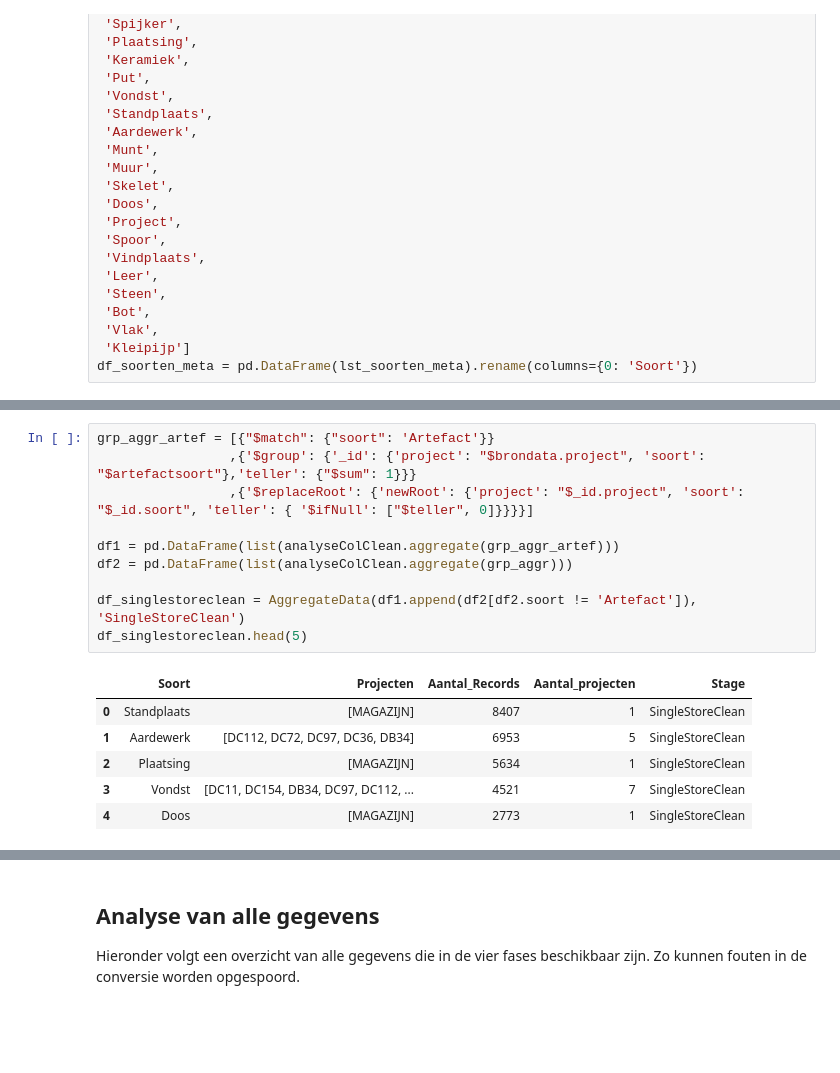
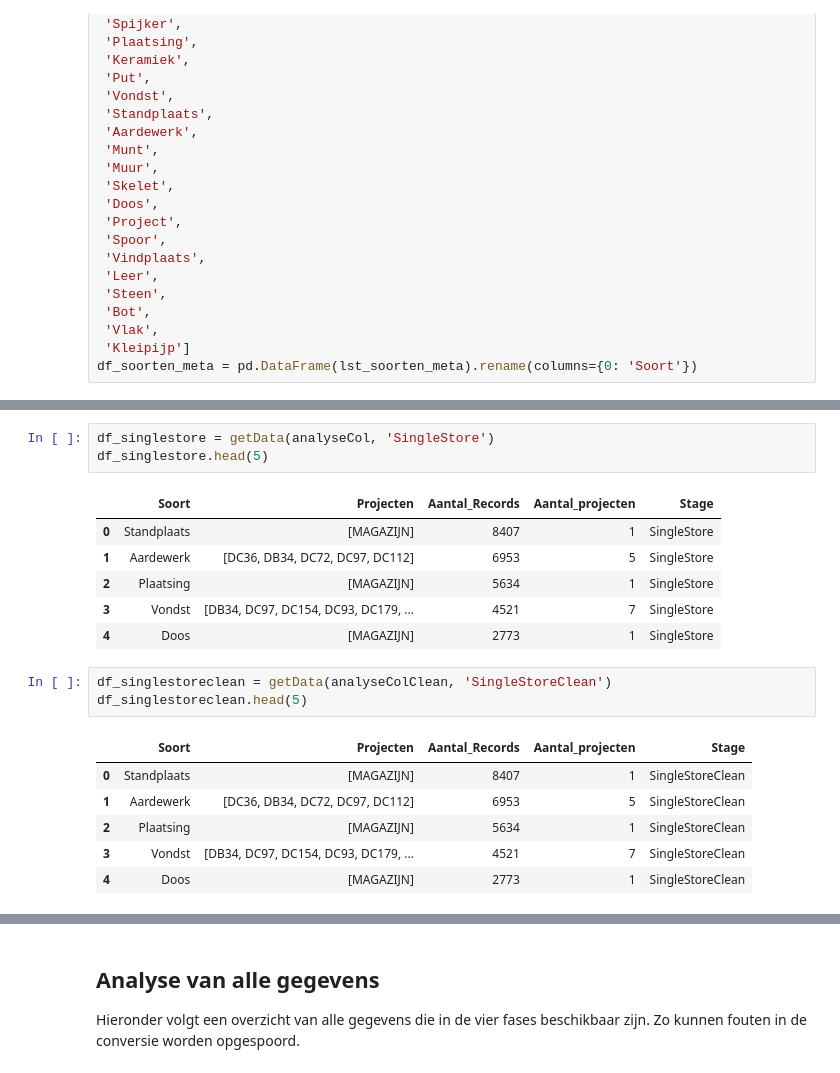
Before and after one commit to brienen/wasstraat_archeologische_data, a Jupyter notebook: notebooks/Analyse Objecten.ipynb, the cells around one changed output, grey strips where cells are left out. Cells and saved outputs as stored; diff of their text form; blank space fills up the shorter version.

```diff
--- a/notebooks/Analyse Objecten.ipynb
+++ b/notebooks/Analyse Objecten.ipynb
@@ -72,18 +71,21 @@ df_singlestore.head(5)
-# %%
-grp_aggr_artef = [{"$match": {"soort": 'Artefact'}}
-                 ,{'$group': {'_id': {'project': "$brondata.project", 'soort': "$artefactsoort"},'teller': {"$sum": 1}}}
-                 ,{'$replaceRoot': {'newRoot': {'project': "$_id.project", 'soort': "$_id.soort", 'teller': { '$ifNull': ["$teller", 0]}}}}]
-
-df1 = pd.DataFrame(list(analyseColClean.aggregate(grp_aggr_artef)))
-df2 = pd.DataFrame(list(analyseColClean.aggregate(grp_aggr)))
-
-df_singlestoreclean = AggregateData(df1.append(df2[df2.soort != 'Artefact']), 'SingleStoreClean')
-df_singlestoreclean.head(5)
-# %% [output]
-|  | Soort | Projecten | Aantal_Records | Aantal_projecten | Stage |
-| 0 | Standplaats | [MAGAZIJN] | 8407 | 1 | SingleStoreClean |
-| 1 | Aardewerk | [DC112, DC72, DC97, DC36, DB34] | 6953 | 5 | SingleStoreClean |
-| 2 | Plaatsing | [MAGAZIJN] | 5634 | 1 | SingleStoreClean |
-| 3 | Vondst | [DC11, DC154, DB34, DC97, DC112, ... | 4521 | 7 | SingleStoreClean |
-| 4 | Doos | [MAGAZIJN] | 2773 | 1 | SingleStoreClean |
+# %%
+df_singlestore = getData(analyseCol, 'SingleStore')
+df_singlestore.head(5)
+# %% [output]
+|  | Soort | Projecten | Aantal_Records | Aantal_projecten | Stage |
+| 0 | Standplaats | [MAGAZIJN] | 8407 | 1 | SingleStore |
+| 1 | Aardewerk | [DC36, DB34, DC72, DC97, DC112] | 6953 | 5 | SingleStore |
+| 2 | Plaatsing | [MAGAZIJN] | 5634 | 1 | SingleStore |
+| 3 | Vondst | [DB34, DC97, DC154, DC93, DC179, ... | 4521 | 7 | SingleStore |
+| 4 | Doos | [MAGAZIJN] | 2773 | 1 | SingleStore |
+# %%
+df_singlestoreclean = getData(analyseColClean, 'SingleStoreClean')
+df_singlestoreclean.head(5)
+# %% [output]
+|  | Soort | Projecten | Aantal_Records | Aantal_projecten | Stage |
+| 0 | Standplaats | [MAGAZIJN] | 8407 | 1 | SingleStoreClean |
+| 1 | Aardewerk | [DC36, DB34, DC72, DC97, DC112] | 6953 | 5 | SingleStoreClean |
+| 2 | Plaatsing | [MAGAZIJN] | 5634 | 1 | SingleStoreClean |
+| 3 | Vondst | [DB34, DC97, DC154, DC93, DC179, ... | 4521 | 7 | SingleStoreClean |
+| 4 | Doos | [MAGAZIJN] | 2773 | 1 | SingleStoreClean |
 # %%
```
Also changed, not shown: parts of 6 cells of this notebook, 5 other files.
